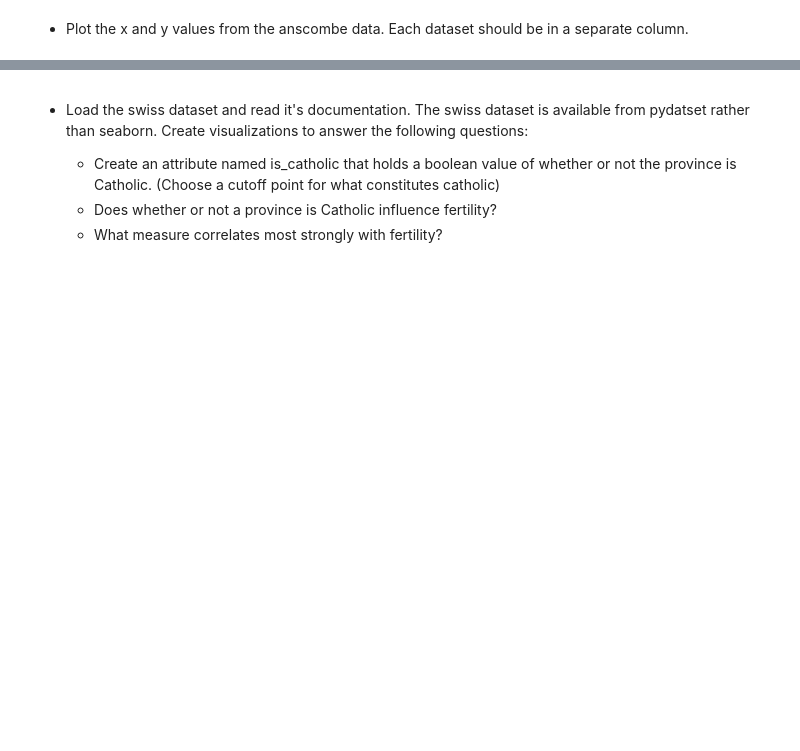
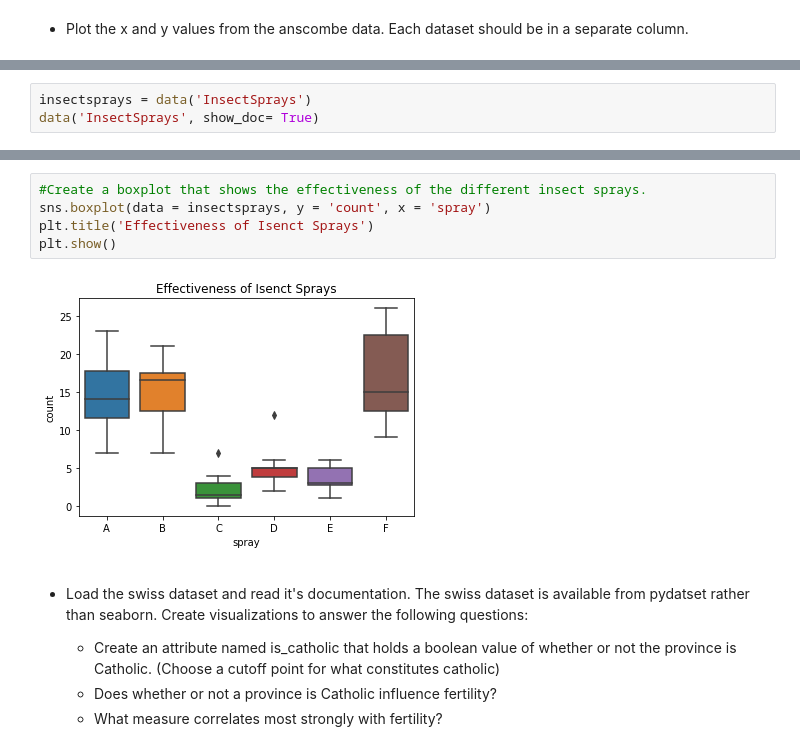
Before and after one commit to AJMartinezLlanes/numpy-pandas-visualization-exercises, a Jupyter notebook: seaborn_exercises.ipynb, the cells around one changed output, grey strips where cells are left out. Saved outputs shown, nothing was run; the diff lists cells and outputs as text; blank space fills up the shorter version.

```diff
--- a/seaborn_exercises.ipynb
+++ b/seaborn_exercises.ipynb
@@ -153 +159,4 @@ anscombe.groupby('dataset').describe()
 - Load the InsectSprays dataset and read it's documentation. Create a boxplot that shows the effectiveness of the different insect sprays.
+# %%
+insectsprays = data('InsectSprays')
+data('InsectSprays', show_doc= True)
@@ -154,3 +181,10 @@ anscombe.groupby('dataset').describe()
+# %%
+#Create a boxplot that shows the effectiveness of the different insect sprays.
+sns.boxplot(data = insectsprays, y = 'count', x = 'spray')
+plt.title('Effectiveness of Isenct Sprays')
+plt.show()
+# %% [output]
+[figure, added]
 # %% [markdown]
 
 - Load the swiss dataset and read it's documentation. The swiss dataset is available from pydatset rather than seaborn. Create visualizations to answer the following questions:
```
Also changed, not shown: parts of 22 cells of this notebook.
